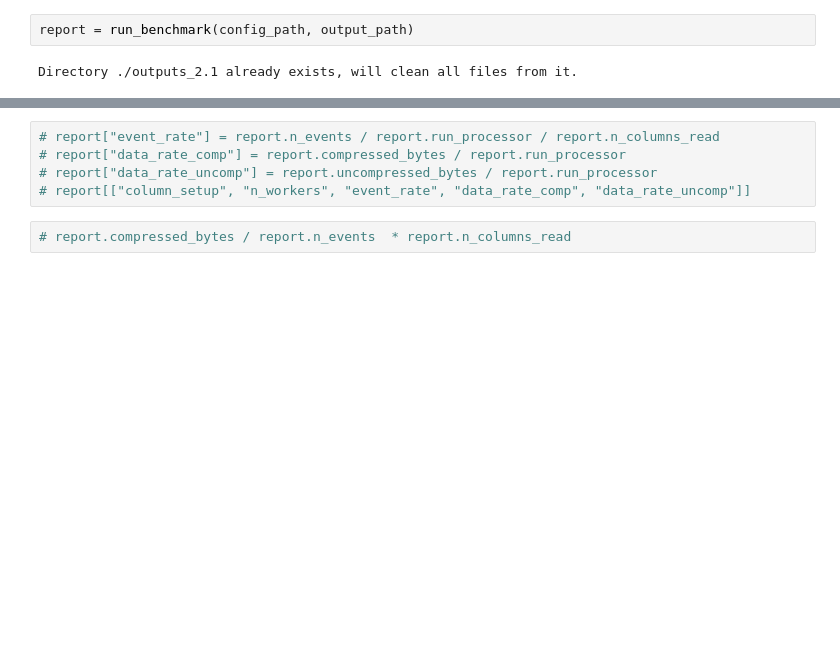
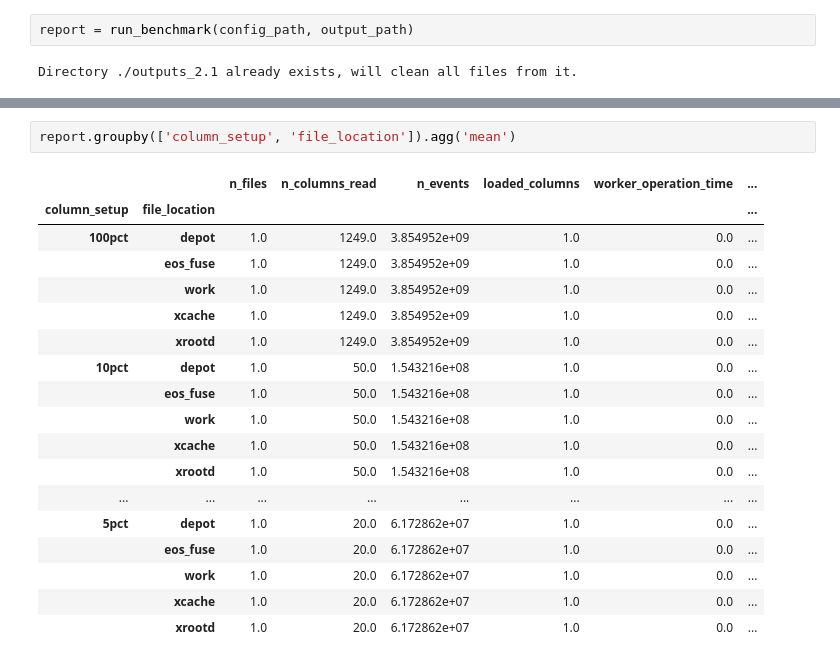
Before and after one commit to PurdueAF/af-benchmark, a Jupyter notebook: notebooks/2.1_Single-file.ipynb, the cells around one changed output, grey strips where cells are left out. Drawn from its saved outputs; the diff is of its cells as text; blank space fills up the shorter version.

```diff
--- a/notebooks/2.1_Single-file.ipynb
+++ b/notebooks/2.1_Single-file.ipynb
@@ -202,7 +118,21 @@ plt.show()
-# %%
-# report["event_rate"] = report.n_events / report.run_processor / report.n_columns_read
-# report["data_rate_comp"] = report.compressed_bytes / report.run_processor
-# report["data_rate_uncomp"] = report.uncompressed_bytes / report.run_processor
-# report[["column_setup", "n_workers", "event_rate", "data_rate_comp", "data_rate_uncomp"]]
-# %%
-# report.compressed_bytes / report.n_events  * report.n_columns_read
+# %%
+report.groupby(['column_setup', 'file_location']).agg('mean')
+# %% [output]
+|  |  | n_files | n_columns_read | n_events | loaded_columns | worker_operation_time | ... |
+| column_setup | file_location |  |  |  |  |  | ... |
+| 100pct | depot | 1.0 | 1249.0 | 3.854952e+09 | 1.0 | 0.0 | ... |
+|  | eos_fuse | 1.0 | 1249.0 | 3.854952e+09 | 1.0 | 0.0 | ... |
+|  | work | 1.0 | 1249.0 | 3.854952e+09 | 1.0 | 0.0 | ... |
+|  | xcache | 1.0 | 1249.0 | 3.854952e+09 | 1.0 | 0.0 | ... |
+|  | xrootd | 1.0 | 1249.0 | 3.854952e+09 | 1.0 | 0.0 | ... |
+| 10pct | depot | 1.0 | 50.0 | 1.543216e+08 | 1.0 | 0.0 | ... |
+|  | eos_fuse | 1.0 | 50.0 | 1.543216e+08 | 1.0 | 0.0 | ... |
+|  | work | 1.0 | 50.0 | 1.543216e+08 | 1.0 | 0.0 | ... |
+|  | xcache | 1.0 | 50.0 | 1.543216e+08 | 1.0 | 0.0 | ... |
+|  | xrootd | 1.0 | 50.0 | 1.543216e+08 | 1.0 | 0.0 | ... |
+| ... | ... | ... | ... | ... | ... | ... | ... |
+| 5pct | depot | 1.0 | 20.0 | 6.172862e+07 | 1.0 | 0.0 | ... |
+|  | eos_fuse | 1.0 | 20.0 | 6.172862e+07 | 1.0 | 0.0 | ... |
+|  | work | 1.0 | 20.0 | 6.172862e+07 | 1.0 | 0.0 | ... |
+|  | xcache | 1.0 | 20.0 | 6.172862e+07 | 1.0 | 0.0 | ... |
+|  | xrootd | 1.0 | 20.0 | 6.172862e+07 | 1.0 | 0.0 | ... |
```
Also changed, not shown: parts of 8 cells of this notebook.
